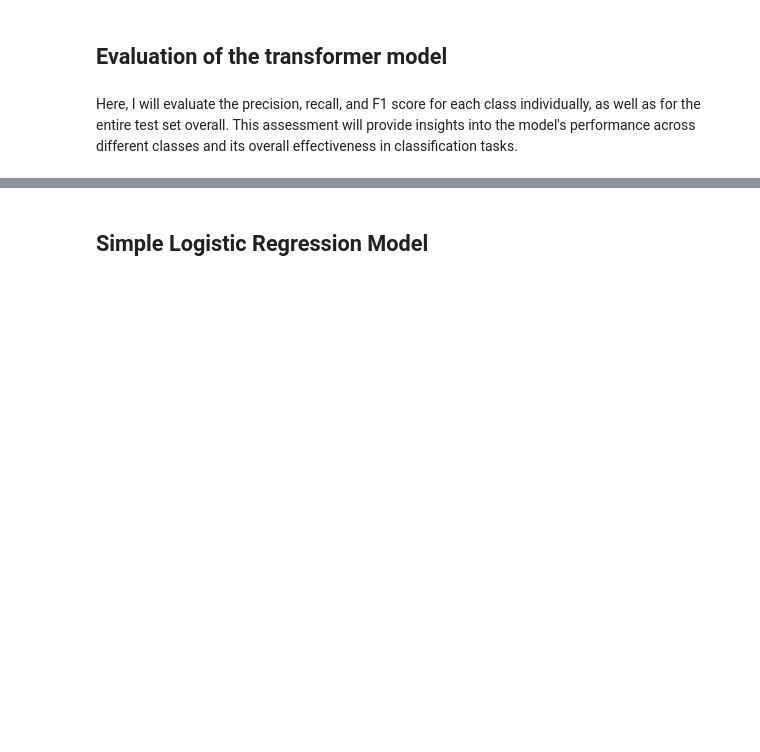
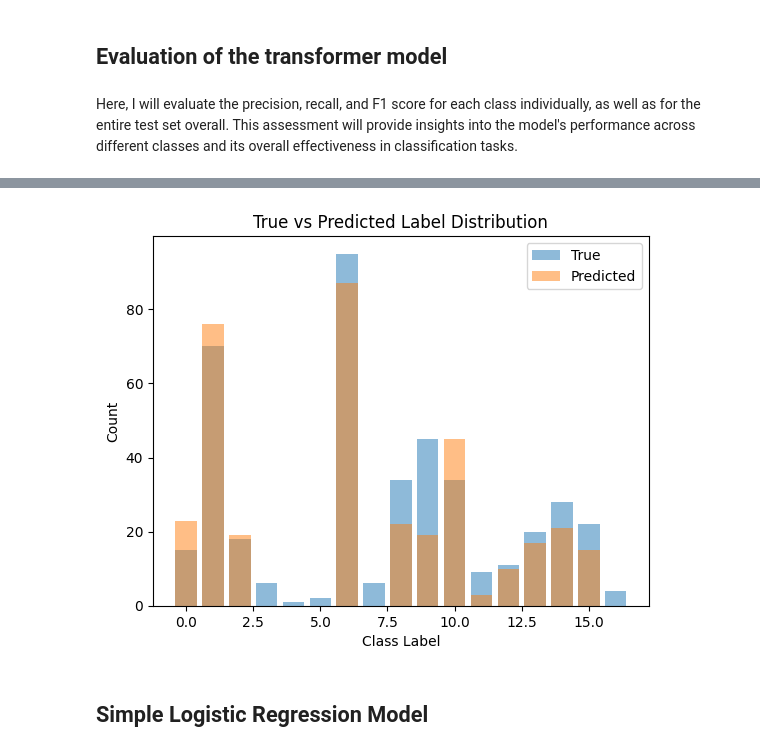
Before and after one commit to joshdscan/CTWhyStopped, a Jupyter notebook: Transforming Clinical Trial Why Stopped Labeling.ipynb, the cells around one changed output, grey strips where cells are left out. Saved outputs shown, nothing was run; the diff lists cells and outputs as text; code cells hidden in the pictures; blank space fills up the shorter version.

Commit message:
feat: Add Transforming Clinical Trial Why Stopped Labeling notebook
- Added new notebook: Transforming Clinical Trial Why Stopped Labeling.ipynb

Note: MGTA611DL-2.ipynb has been deleted.

```diff
--- a/MGTA611DL-2.ipynb
+++ b/Transforming Clinical Trial Why Stopped Labeling.ipynb
@@ -182,14 +180,12 @@ labels = [label for label in ds_splits['train'].features.keys() if label not in
 id2label = {idx: label for idx, label in enumerate(labels)}
 label2id = {label: idx for idx, label in enumerate(labels)}
 # %%
-# Define BERT model checkpoint
 model_checkpoint = "bert-base-uncased"
 
 # Initialize tokenizer
 tokenizer = AutoTokenizer.from_pretrained(model_checkpoint)
 
-# Initialize sequence classification model with BERT
-model = AutoModelForSequenceClassification.from_pretrained(model_checkpoint, num_labels=len(labels))
+model = AutoModelForSequenceClassification.from_pretrained(model_checkpoint, num_labels=len(labels), problem_type="multi_label_classification")
 # %% [output]
 Some weights of BertForSequenceClassification were not initialized from the model checkpoint at bert-base-uncased and are newly initialized: ['classifier.bias', 'classifier.weight']
 You should probably TRAIN this model on a down-stream task to be able to use it for predictions and inference.
@@ -225,7 +221,7 @@ training_args = TrainingArguments(
     learning_rate=5e-5,
     per_device_train_batch_size=8,
     per_device_eval_batch_size=8,
-    num_train_epochs=3,
+    num_train_epochs=1,
     weight_decay=0.01,
 )
 # %%
@@ -248,0 +248,11 @@ Here, I will evaluate the precision, recall, and F1 score for each class individ
+# %%
+# Test model
+predictions = trainer.predict(tokenized_ds_splits['test'])
+# %%
+# Retrieve model predictions on the test set and return as labels
+prediction_array=predictions[0]
+probabilities = expit(prediction_array)
+threshold = 0.5
+pred_labels = (probabilities > threshold).astype(int)
+print("Binary Predictions (After Thresholding):")
+print(pred_labels)
@@ -304,3 +355,21 @@ Overall F1 Score: 0.0000
+# %%
+import matplotlib.pyplot as plt
+
+# True label distribution
+true_counts = np.sum(true_labels, axis=0)
+plt.bar(range(len(true_counts)), true_counts, alpha=0.5, label='True')
+
+# Predicted label distribution
+pred_counts = np.sum(pred_labels, axis=0)
+plt.bar(range(len(pred_counts)), pred_counts, alpha=0.5, label='Predicted')
+
+plt.xlabel('Class Label')
+plt.ylabel('Count')
+plt.title('True vs Predicted Label Distribution')
+plt.legend()
+plt.show()
+# %% [output]
+[figure, added]
 # %% [markdown]
 ## Simple Logistic Regression Model
 # %% [markdown]
```
Also changed, not shown: parts of 9 cells of this notebook.
